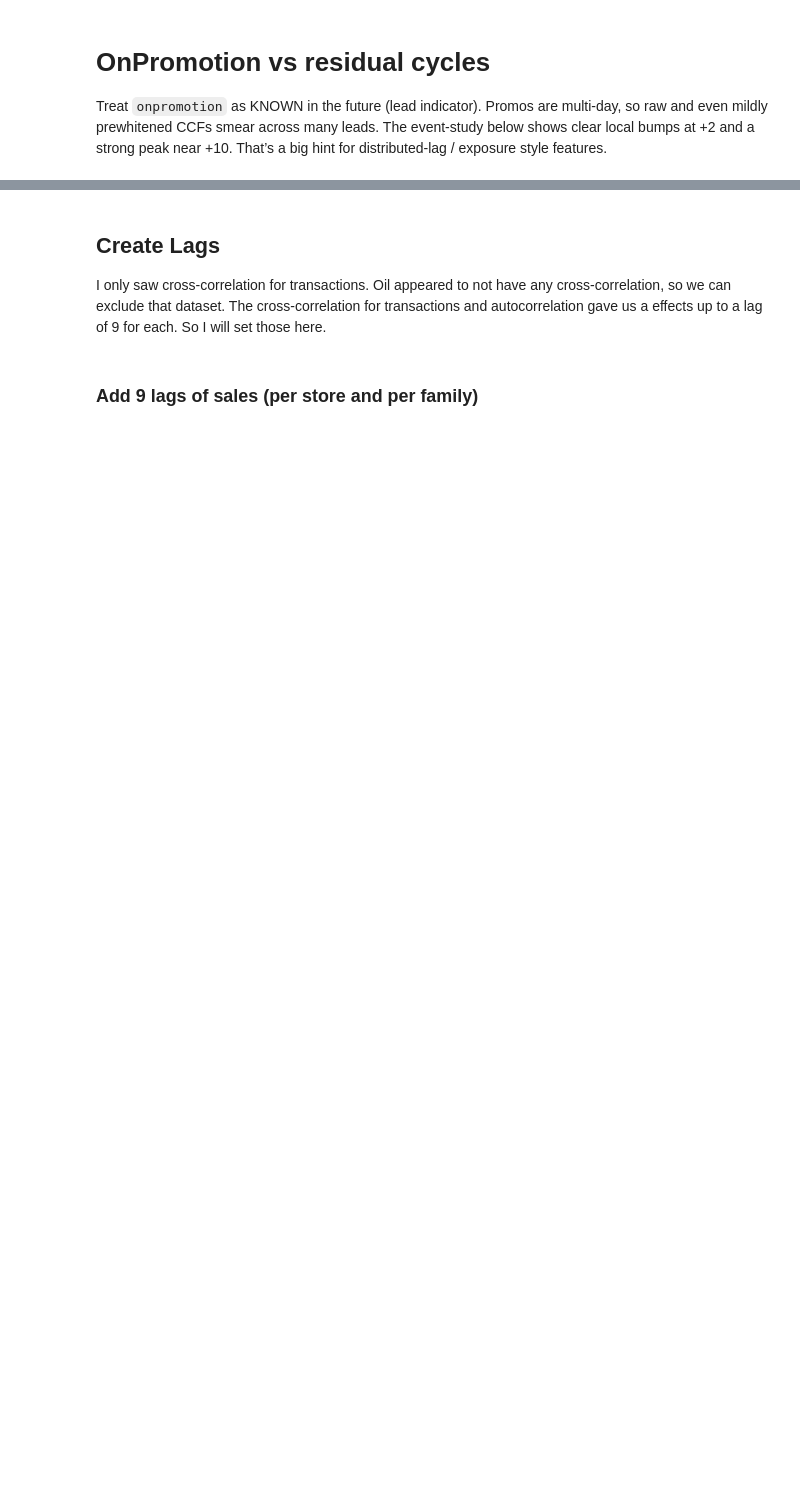
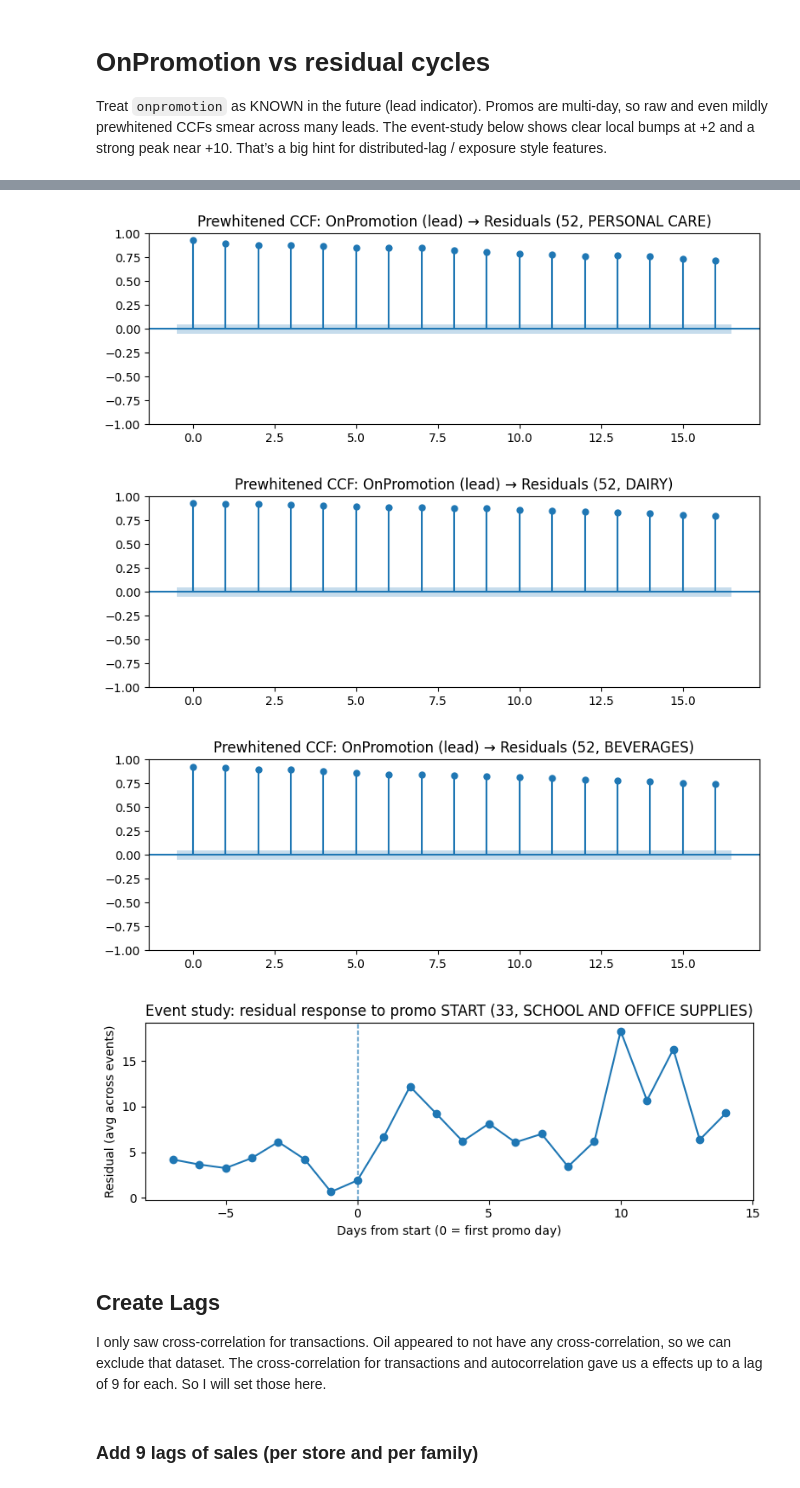
Before and after one commit to JamesFCoffey/ml-ds-techniques, a Jupyter notebook: notebooks/forecasting_store_sales.ipynb, the cells around one changed output, grey strips where cells are left out. Drawn from its saved outputs; the diff is of its cells as text; code cells hidden in the pictures; blank space fills up the shorter version.

```diff
--- a/notebooks/forecasting_store_sales.ipynb
+++ b/notebooks/forecasting_store_sales.ipynb
@@ -1203,0 +623,40 @@ if ex:
+# %%
+# 0) Same-grain matrices (date x (store,family))
+onpromo_wide = (
+    store_sales["onpromotion"]
+    .unstack(["store_nbr", "family"])
+    .sort_index()
+    .astype("float32")
+    .fillna(0.0)
+)
+# Binary and change versions (useful for event study)
+onpromo_bin = (onpromo_wide > 0).astype("float32")
+onpromo_start = (onpromo_bin.astype("int8").diff() == 1).astype(
+    "int8"
+)  # starts where it flips 0→1
+
+# --- Run the prewhitened summary (0..16 day leads)
+onp_ccf_pw = summarize_onpromo_ccf_by_pair_prewhiten(
+    y_resid, onpromo_wide, max_lead=16, max_ar=7
+)
+display(onp_ccf_pw.head(10))
+
+# --- Plot top pairs to verify the peak is local (not a long decay)
+for s, f in onp_ccf_pw.head(4)[["store_nbr", "family"]].itertuples(
+    index=False, name=None
+):
+    _ = plot_ccf_onpromotion_pair_prewhiten(
+        onpromo_wide, y_resid, s, f, lags=16, max_ar=7
+    )
+
+# Event-study on a strong pair (fall back to any pair with starts)
+ex = None
+for s, f in onp_ccf_pw[["store_nbr", "family"]].itertuples(index=False, name=None):
+    if onpromo_start[(s, f)].sum() > 3:
+        ex = (s, f)
+        break
+if ex:
+    _ = event_study_onpromotion_starts(
+        y_resid, onpromo_bin, ex[0], ex[1], pre_days=7, post_days=14, min_gap=7
+    )
+# %% [output]
@@ -1204,3 +675,7 @@ if ex:
+[figure, added]
+[figure, added]
+[figure, added]
+[figure, added]
 # %% [markdown]
 ## Create Lags
 
```
Also changed, not shown: parts of 68 cells of this notebook, 9 other files.
